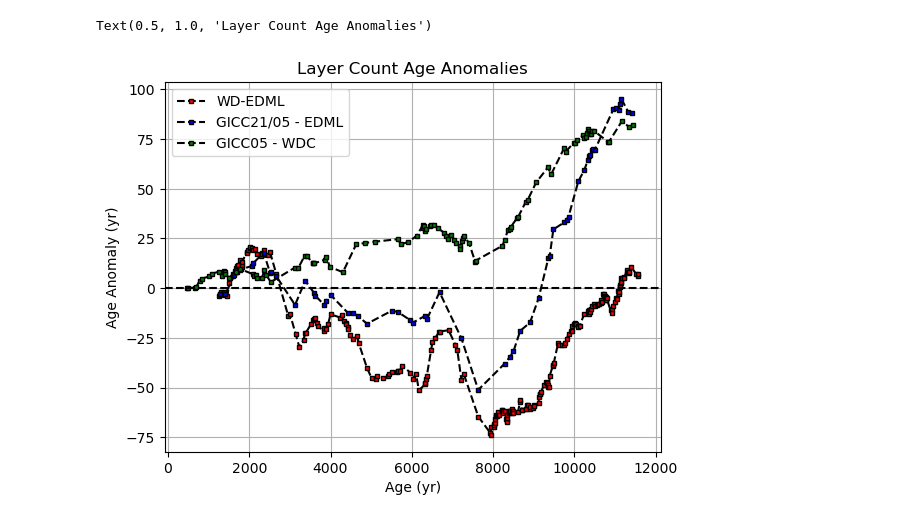
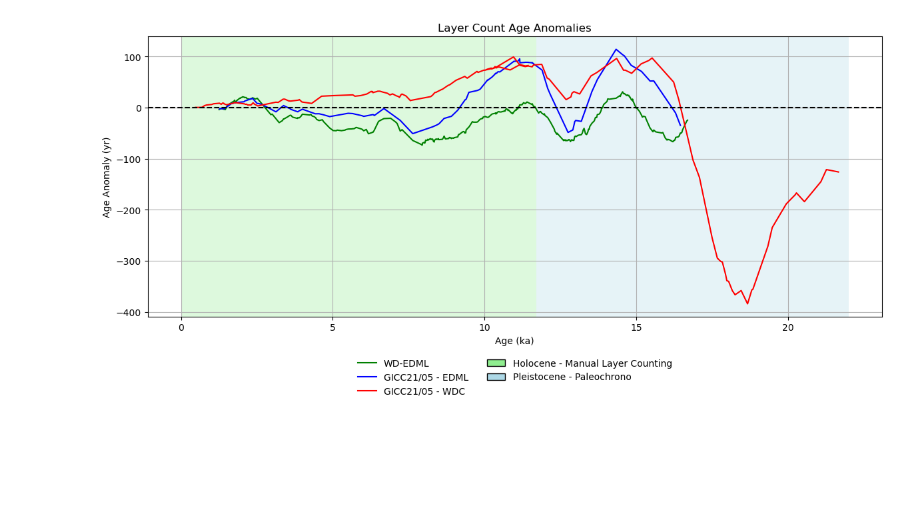
Before and after one commit to qmackay/BICC, a Jupyter notebook: Holcene Revision Work/Misc Python Code/long_term_comparisons.ipynb, the cells around one changed output. Drawn from its saved outputs; the diff is of its cells as text; code cells hidden in the pictures; blank space fills up the shorter version.

```diff
--- a/Holcene Revision Work/Misc Python Code/long_term_comparisons.ipynb
+++ b/Holcene Revision Work/Misc Python Code/long_term_comparisons.ipynb
@@ -93,14 +106,65 @@ plt.legend()
-# %%
-plt.plot(edml_wdc_ties['old_edml age'], (edml_wdc_ties['old_wdc age'] - edml_wdc_ties['old_edml age']), marker='s', ms=3, mfc='r',linestyle='--', color='k', alpha=1, label='WD-EDML')
-plt.plot(edml_ngrip_ties['old_edml age'], (edml_ngrip_ties['old_ngrip age'] - edml_ngrip_ties['old_edml age']), marker='s', ms=3, mfc='b',linestyle='--', color='k', alpha=1, label='GICC21/05 - EDML')
-plt.plot(grip_wdc_ties['old_wdc age'], (grip_wdc_ties['old_grip age'] - grip_wdc_ties['old_wdc age']), marker='s', ms=3, mfc='g',linestyle='--', color='k', alpha=1, label='GICC05 - WDC')
-plt.axhline(0, color='k', linestyle='--')
-plt.grid()
-plt.legend()
-
-plt.xlabel('Age (yr)')
-plt.ylabel('Age Anomaly (yr)')
-plt.title('Layer Count Age Anomalies')
-# %% [output]
-Text(0.5, 1.0, 'Layer Count Age Anomalies')
-[figure, removed]
+# %%
+import matplotlib.pyplot as plt
+from matplotlib.patches import Patch
+from matplotlib.lines import Line2D
+
+fig, ax = plt.subplots(figsize=(12, 6))
+
+# --- your lines (example: use your dataframes here) ---
+ax.plot(edml_wdc_ties['old_edml age']/1000,
+        (edml_wdc_ties['old_wdc age'] - edml_wdc_ties['old_edml age']),
+        linestyle='-', color='g', alpha=1, label='WD-EDML')
+
+ax.plot(edml_ngrip_ties['old_edml age']/1000,
+        (edml_ngrip_ties['old_ngrip age'] - edml_ngrip_ties['old_edml age']),
+        linestyle='-', color='b', alpha=1, label='GICC21/05 - EDML')
+
+ax.plot(grip_wdc_ties['old_wdc age']/1000,
+        (grip_wdc_ties['old_grip age'] - grip_wdc_ties['old_wdc age']),
+        linestyle='-', color='r', alpha=1, label='GICC21/05 - WDC')
+
+ax.plot(ngrip_wdc_ties['old_wdc age']/1000,
+        (ngrip_wdc_ties['old_ngrip age'] - ngrip_wdc_ties['old_wdc age']),
+        linestyle='-', color='r', alpha=1)  # no label if redundant
+
+# --- shading (no labels here) ---
+ax.axvspan(0, 11.7, facecolor='lightgreen', alpha=0.3, edgecolor='none')
+ax.axvspan(11.7, 22.0, facecolor='lightblue', alpha=0.3, edgecolor='none')
+
+# --- zero line and grid ---
+ax.axhline(0, color='k', linestyle='--')
+ax.grid()
+
+# --- create legend handles manually ---
+line_wd_edml = Line2D([], [], color='g', linestyle='-')
+line_edml = Line2D([], [], color='b', linestyle='-')
+line_wdc = Line2D([], [], color='r', linestyle='-')
+
+holocene_patch = Patch(facecolor='lightgreen', edgecolor='k', linewidth=1, label='Holocene - Manual Layer Counting')
+pleistocene_patch = Patch(facecolor='lightblue', edgecolor='k', linewidth=1, label='Pleistocene - Paleochrono')
+
+handles = [
+    line_wd_edml, line_edml, line_wdc,
+    holocene_patch, pleistocene_patch
+]
+labels = [
+    'WD-EDML',
+    'GICC21/05 - EDML',
+    'GICC21/05 - WDC',
+    'Holocene - Manual Layer Counting',
+    'Pleistocene - Paleochrono'
+]
+
+# --- single legend placed below the axes ---
+ax.legend(handles=handles, labels=labels,
+          loc='upper center', bbox_to_anchor=(0.5, -0.12),
+          ncol=2, frameon=False)
+
+# adjust layout so the legend fits
+plt.xlabel('Age (ka)')
+plt.ylabel('Age Anomaly (yr)')
+plt.title('Layer Count Age Anomalies')
+plt.tight_layout()
+plt.show()
+# %% [output]
+[figure, added]
```
Also changed, not shown: parts of 7 cells of this notebook, 10 other files.
